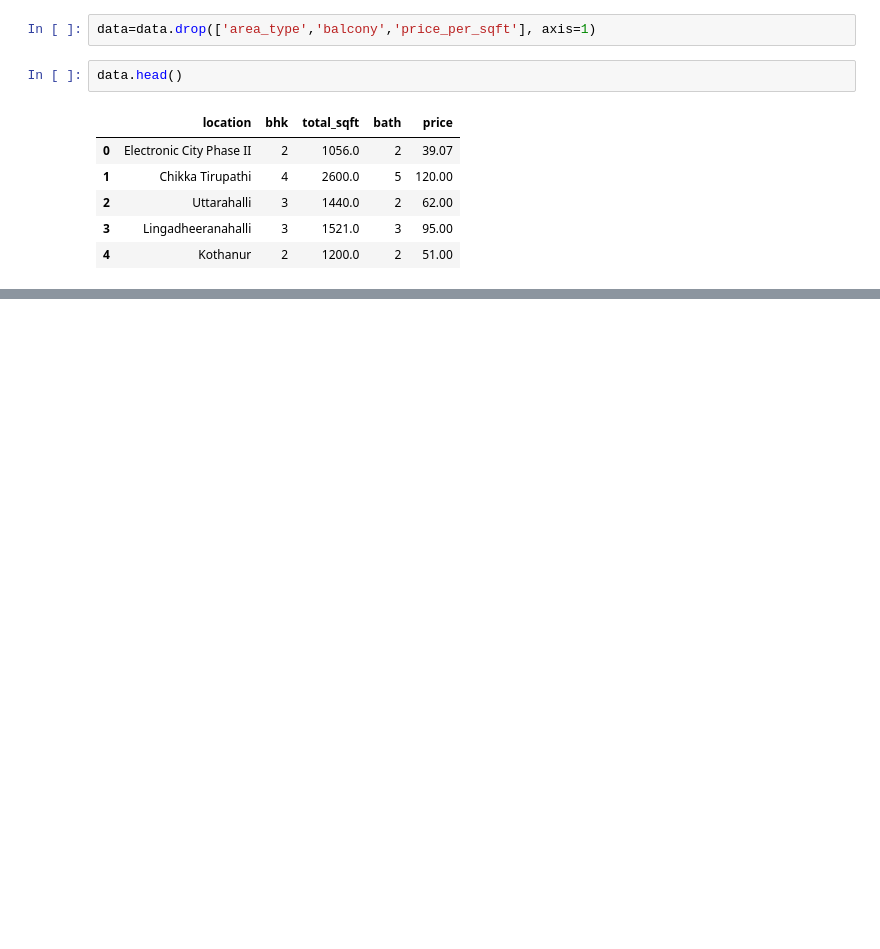
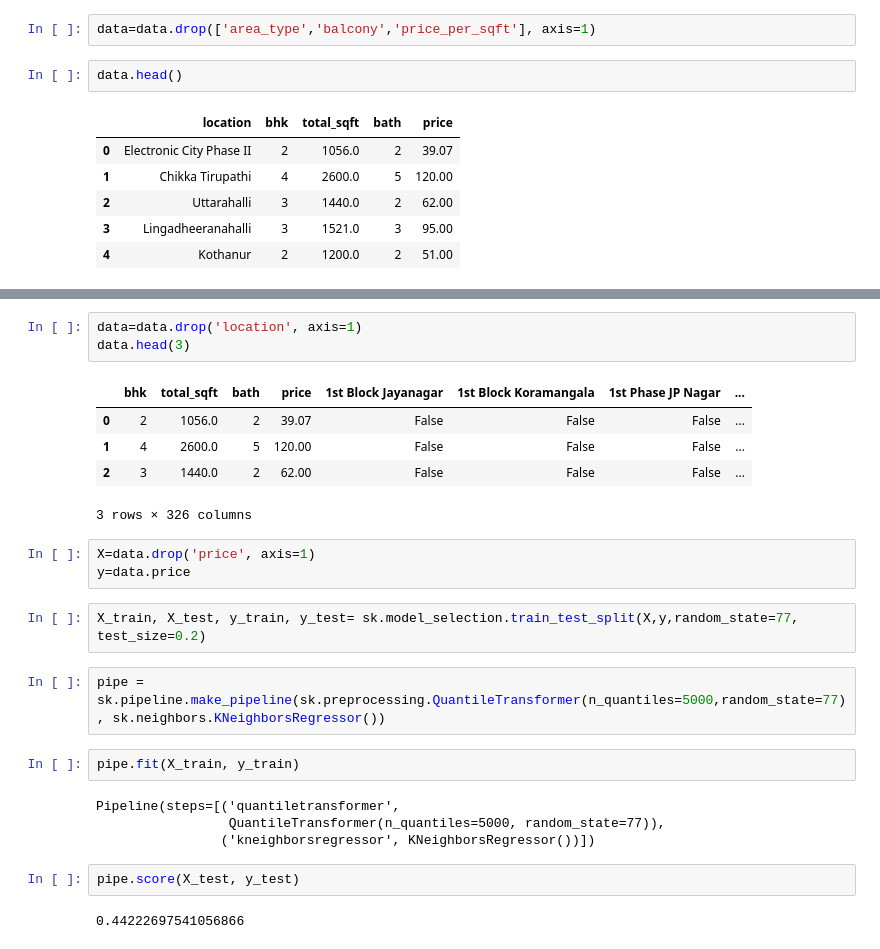
Before and after one commit to thirtesh/miniProjects, a Jupyter notebook: real_estate/SourceCode/model_training.ipynb, the cells around one changed output, grey strips where cells are left out. Drawn from its saved outputs; the diff is of its cells as text; blank space fills up the shorter version.

Commit message:
choosing a model and fitting

```diff
--- a/real_estate/SourceCode/model_training.ipynb
+++ b/real_estate/SourceCode/model_training.ipynb
@@ -244,0 +260,26 @@ data.head()
+# %%
+data=data.drop('location', axis=1)
+data.head(3)
+# %% [output]
+|  | bhk | total_sqft | bath | price | 1st Block Jayanagar | 1st Block Koramangala | 1st Phase JP Nagar | ... |
+| 0 | 2 | 1056.0 | 2 | 39.07 | False | False | False | ... |
+| 1 | 4 | 2600.0 | 5 | 120.00 | False | False | False | ... |
+| 2 | 3 | 1440.0 | 2 | 62.00 | False | False | False | ... |
+3 rows × 326 columns
+# %%
+X=data.drop('price', axis=1)
+y=data.price
+# %%
+X_train, X_test, y_train, y_test= sk.model_selection.train_test_split(X,y,random_state=77, test_size=0.2)
+# %%
+pipe = sk.pipeline.make_pipeline(sk.preprocessing.QuantileTransformer(n_quantiles=5000,random_state=77), sk.neighbors.KNeighborsRegressor())
+# %%
+pipe.fit(X_train, y_train)
+# %% [output]
+Pipeline(steps=[('quantiletransformer',
+                 QuantileTransformer(n_quantiles=5000, random_state=77)),
+                ('kneighborsregressor', KNeighborsRegressor())])
+# %%
+pipe.score(X_test, y_test)
+# %% [output]
+0.44222697541056866
```
Also changed, not shown: parts of 4 cells of this notebook.
